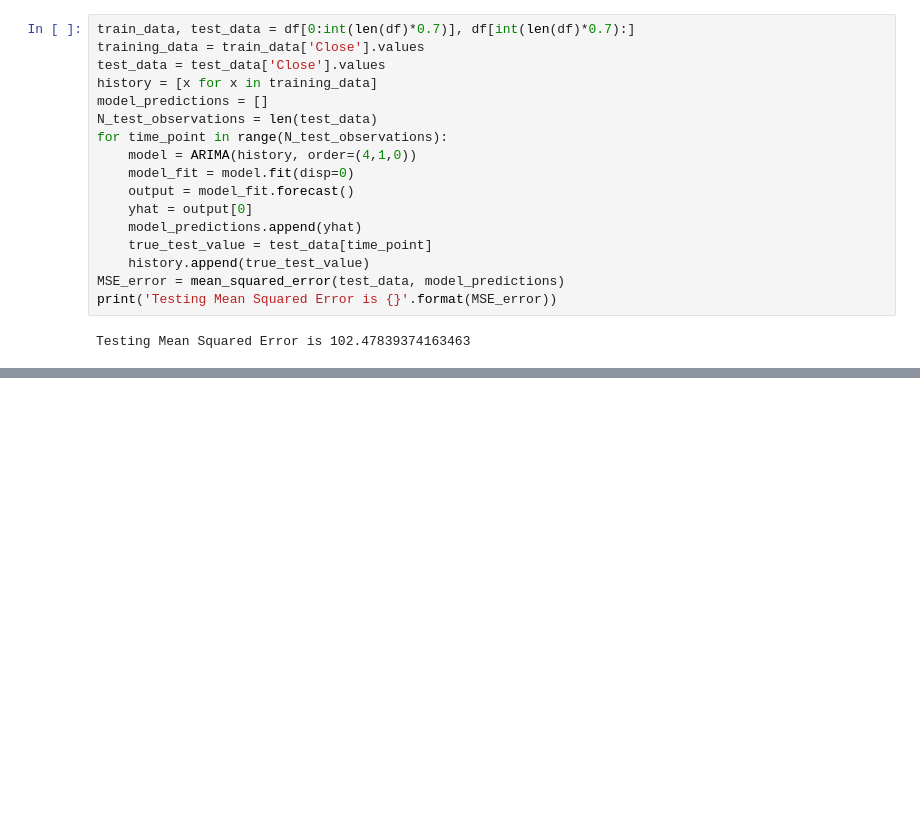
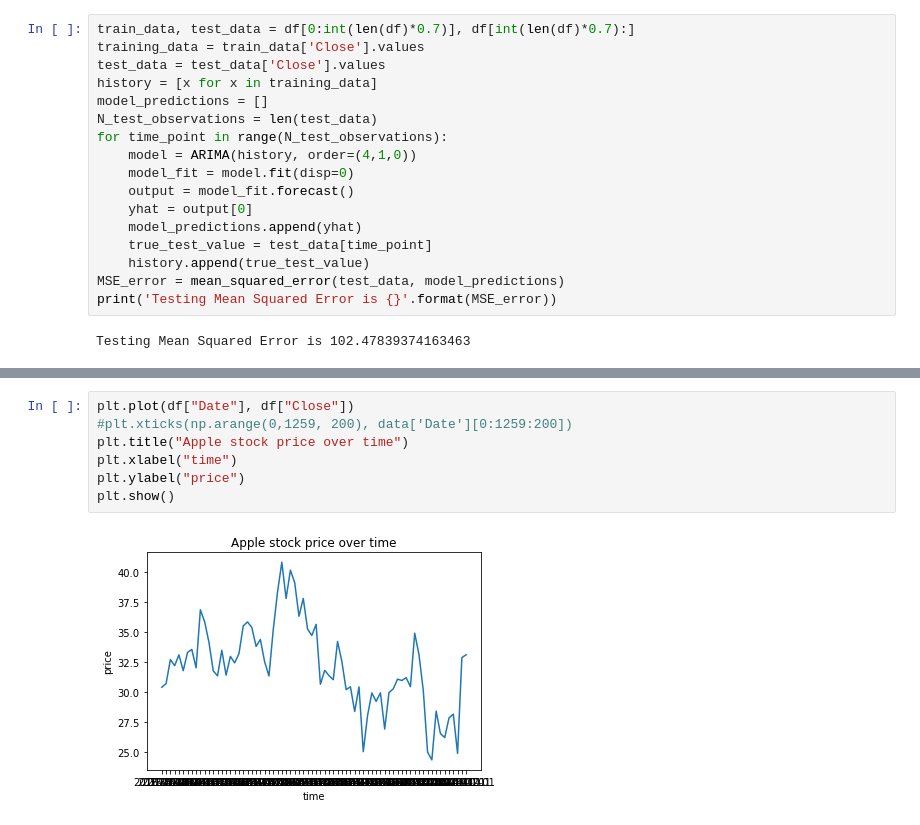
Before and after one commit to mayammayuri/Capstone-project-2, a Jupyter notebook: Capstone_Project.ipynb, the cells around one changed output, grey strips where cells are left out. Saved outputs shown, nothing was run; the diff lists cells and outputs as text; blank space fills up the shorter version.

```diff
--- a/Capstone_Project.ipynb
+++ b/Capstone_Project.ipynb
@@ -67,0 +101,9 @@ Testing Mean Squared Error is 102.47839374163463
+# %%
+plt.plot(df["Date"], df["Close"])
+#plt.xticks(np.arange(0,1259, 200), data['Date'][0:1259:200])
+plt.title("Apple stock price over time")
+plt.xlabel("time")
+plt.ylabel("price")
+plt.show()
+# %% [output]
+[figure, added]
```
Also changed, not shown: parts of 5 cells of this notebook, 1 other file.
